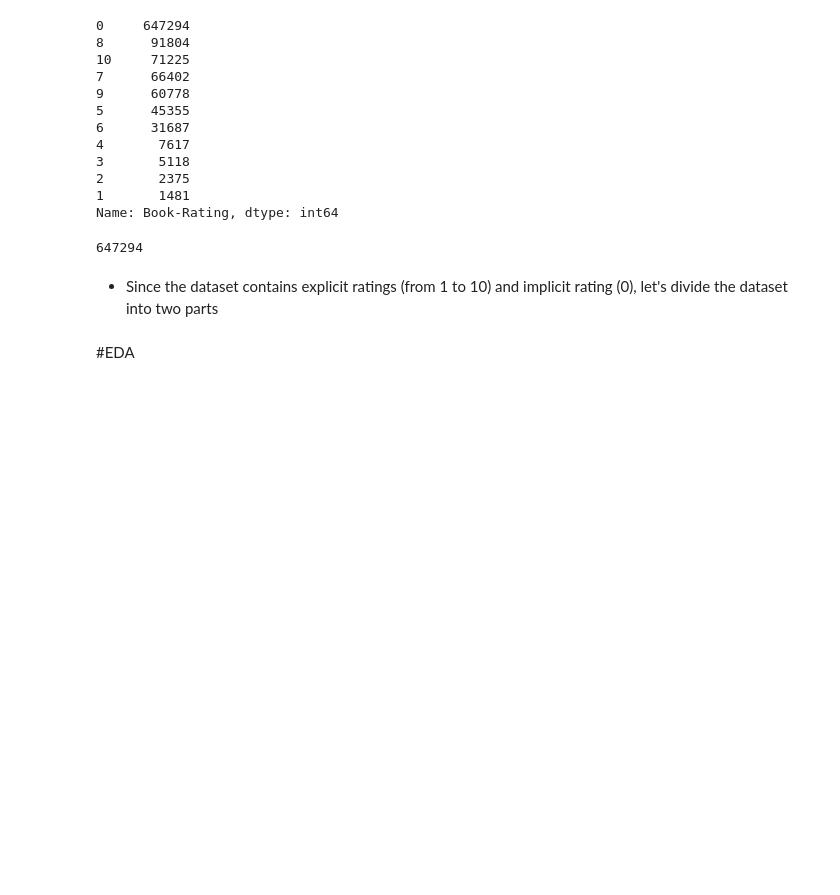
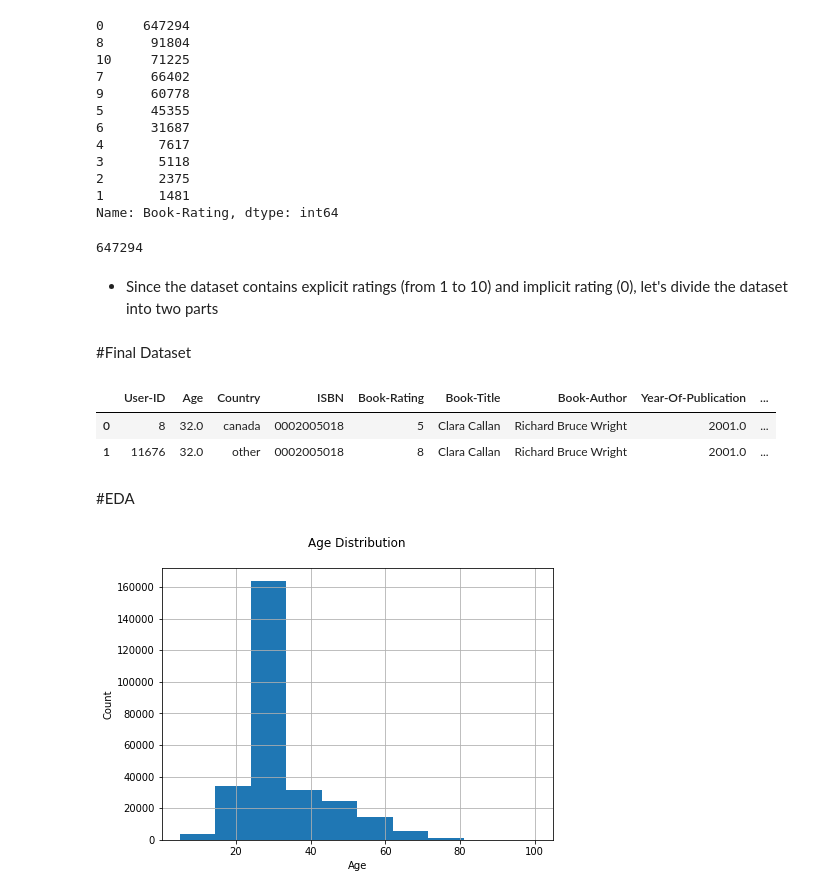
Before and after one commit to Aehteshaam-Shaikh/Book-Recommendation-System, a Jupyter notebook: Book_Recommendation_System.ipynb, the cells around one changed output. Drawn from its saved outputs; the diff is of its cells as text; code cells hidden in the pictures; blank space fills up the shorter version.

```diff
--- a/Book_Recommendation_System.ipynb
+++ b/Book_Recommendation_System.ipynb
@@ -459,9 +457,27 @@ len(ratings_df[ratings_df['Book-Rating']==0])
 # %%
 ratings_df_explicit = ratings_df[ratings_df['Book-Rating']!=0]
 ratings_df_implicit = ratings_df[ratings_df['Book-Rating']==0]
+# %% [markdown]
+#Final Dataset
 # %%
 Final_df=users_df.copy()
 Final_df=pd.merge(Final_df,ratings_df_explicit,on='User-ID')
 Final_df=pd.merge(Final_df,books_df,on='ISBN')
+# %%
+Final_df.head(2)
+# %% [output]
+|  | User-ID | Age | Country | ISBN | Book-Rating | Book-Title | Book-Author | Year-Of-Publication | ... |
+| 0 | 8 | 32.0 | canada | 0002005018 | 5 | Clara Callan | Richard Bruce Wright | 2001.0 | ... |
+| 1 | 11676 | 32.0 | other | 0002005018 | 8 | Clara Callan | Richard Bruce Wright | 2001.0 | ... |
 # %% [markdown]
 #EDA
+# %%
+# Age distribution
+plt.figure(figsize=(7,5))
+users_df['Age'].hist()
+plt.title('Age Distribution\n')
+plt.xlabel('Age')
+plt.ylabel('Count')
+plt.show()
+# %% [output]
+[figure, added]
```
Also changed, not shown: parts of 14 cells of this notebook.
